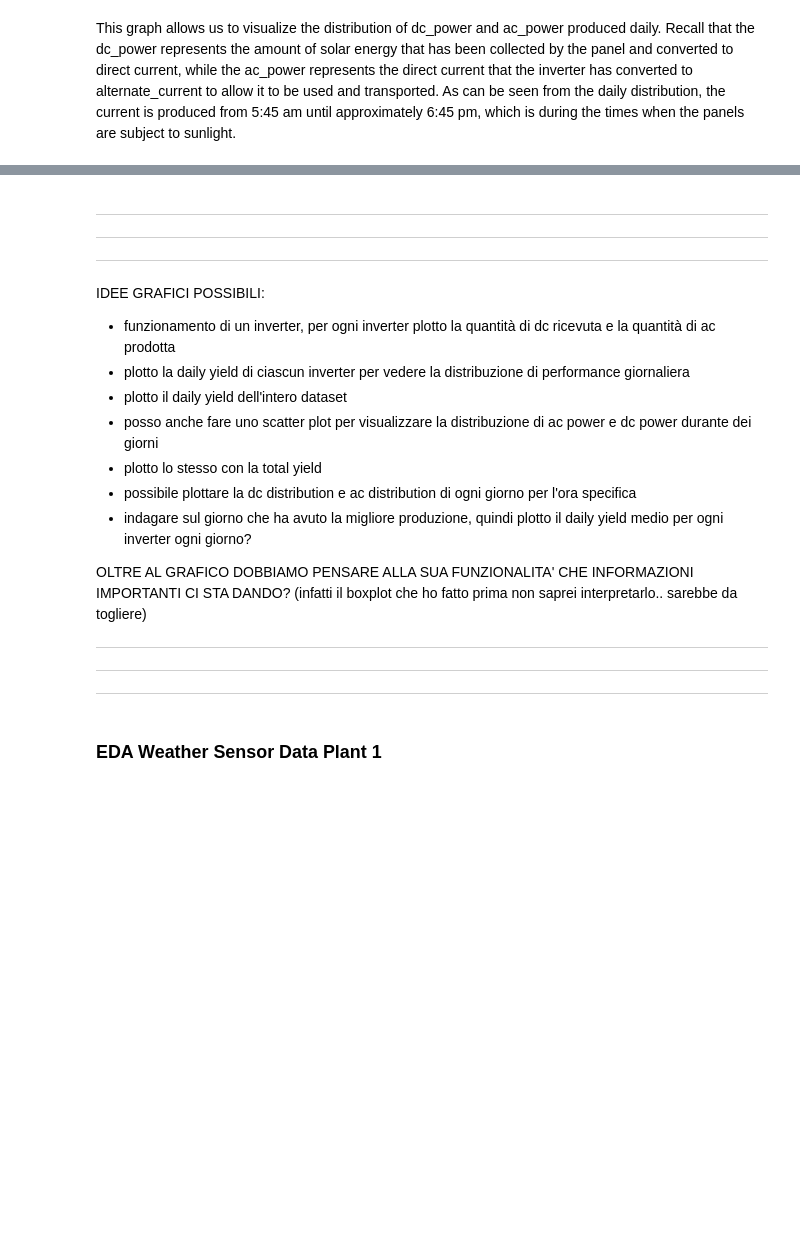
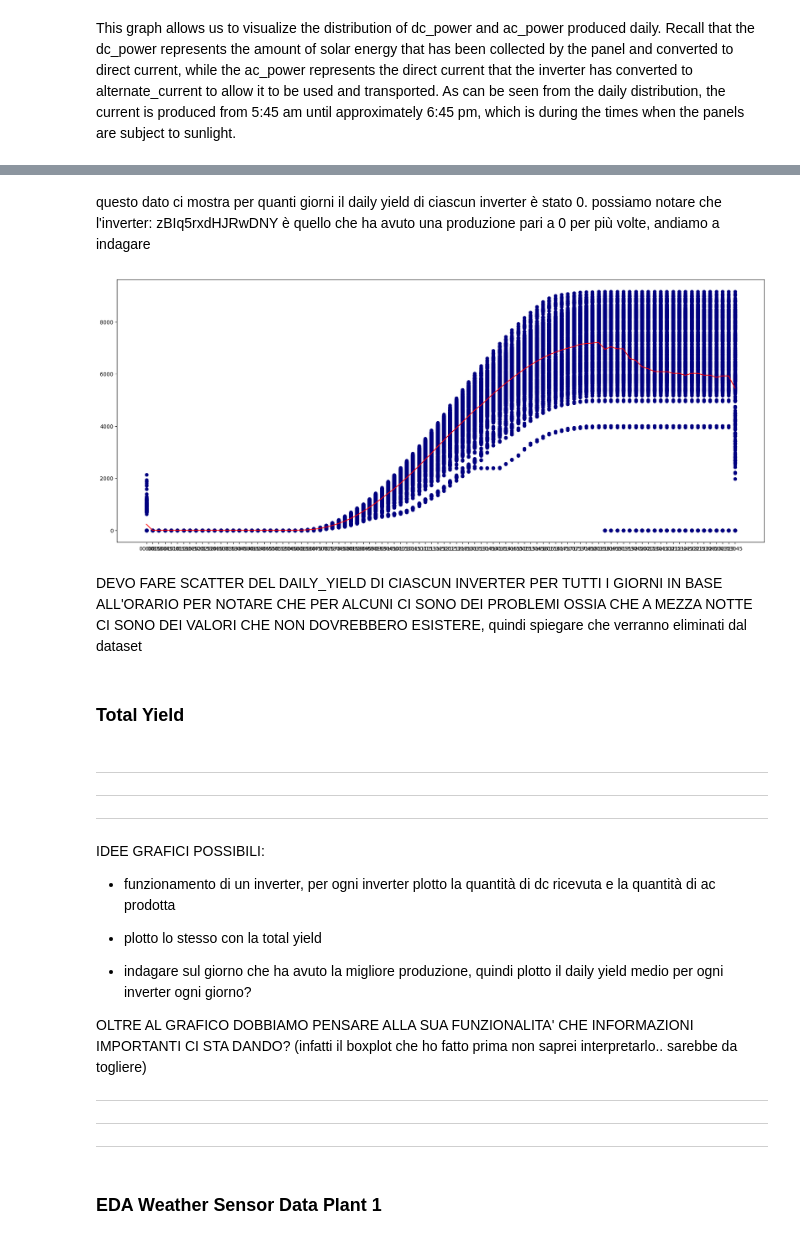
Before and after one commit to Christian-Braga/energy_forecast_ML, a Jupyter notebook: Chris_test_py.ipynb, the cells around one changed output, grey strips where cells are left out. Cells and saved outputs as stored; diff of their text form; code cells hidden in the pictures; blank space fills up the shorter version.

```diff
--- a/Chris_test_py.ipynb
+++ b/Chris_test_py.ipynb
@@ -256,3 +381,23 @@ p1_gen_df
+# %% [markdown]
+questo dato ci mostra per quanti giorni il daily yield di ciascun inverter è stato 0. possiamo notare che l'inverter: zBIq5rxdHJRwDNY è quello che ha avuto una produzione pari a 0 per più volte, andiamo a indagare
+# %%
+copy_df2 = p1_gen_df.copy()
+copy_df2['date_time'] = copy_df2['date_time'].dt.strftime('%H:%M')
+copy_df2[copy_df2['source_key'] == 'zBIq5rxdHJRwDNY']
+mean_dy = copy_df2.groupby('date_time')['daily_yield'].mean().reset_index()
+plt.figure(figsize=(22,9))
+plt.scatter(copy_df2['date_time'],copy_df2['daily_yield'],color='navy')
+plt.plot(mean_dy['date_time'],mean_dy['daily_yield'],color = 'red')
+
+plt.plot()
+plt.show()
+#GRAFICO DA ELIMINARE!!!!!!!!!!!!!
+# %% [output]
+[figure, added]
+# %% [markdown]
+DEVO FARE SCATTER DEL DAILY_YIELD DI CIASCUN INVERTER PER TUTTI I GIORNI IN BASE ALL'ORARIO PER NOTARE CHE PER ALCUNI CI SONO DEI PROBLEMI OSSIA CHE A MEZZA NOTTE CI SONO DEI VALORI CHE NON DOVREBBERO ESISTERE, quindi spiegare che verranno eliminati dal dataset
+# %% [markdown]
+<h3>Total Yield</h3>
 # %% [markdown]
 --------------------------
 --------------------------
@@ -261,11 +406,9 @@ p1_gen_df
 IDEE GRAFICI POSSIBILI:
 
 - funzionamento di un inverter, per ogni inverter plotto la quantità di dc ricevuta e la quantità di ac prodotta
-- plotto la daily yield di ciascun inverter per vedere la distribuzione di performance giornaliera
-- plotto il daily yield dell'intero dataset
-- posso anche fare uno scatter plot per visualizzare la distribuzione di ac power e dc power durante dei giorni
+
 - plotto lo stesso con la total yield
-- possibile plottare la dc distribution e ac distribution di ogni giorno per l'ora specifica
+
 - indagare sul giorno che ha avuto la migliore produzione, quindi plotto il daily yield medio per ogni inverter ogni giorno?
 
 OLTRE AL GRAFICO DOBBIAMO PENSARE ALLA SUA FUNZIONALITA' CHE INFORMAZIONI IMPORTANTI CI STA DANDO? (infatti il boxplot che ho fatto prima non saprei interpretarlo.. sarebbe da togliere)
```
Also changed, not shown: parts of 18 cells of this notebook.
